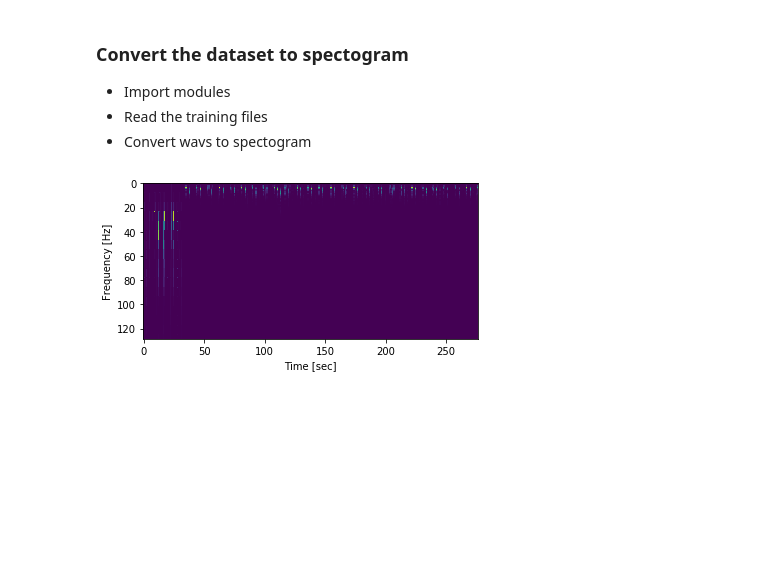
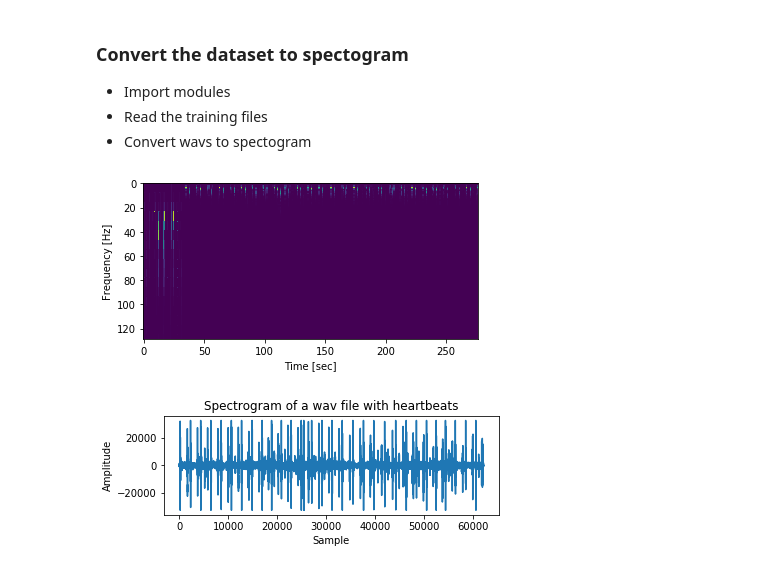
Before and after one commit to MohamedFawzy/ML-projects, a Jupyter notebook: source/heartbeats/Heartbeat-sounds.ipynb, the cells around one changed output. Cells and saved outputs as stored; diff of their text form; code cells hidden in the pictures; blank space fills up the shorter version.

```diff
--- a/source/heartbeats/Heartbeat-sounds.ipynb
+++ b/source/heartbeats/Heartbeat-sounds.ipynb
@@ -29,3 +30,27 @@ plt.xlabel('Time [sec]')
 plt.show()
 # %% [output]
 [figure]
+# %%
+samplingFrequency, signalData = wavfile.read('a0204.wav')
+
+
+
+# Plot the signal read from wav file
+
+plt.subplot(211)
+
+plt.title('Spectrogram of a wav file with heartbeats')
+
+
+
+plt.plot(signalData)
+
+plt.xlabel('Sample')
+
+plt.ylabel('Amplitude')
+
+
+
+plt.show()
+# %% [output]
+[figure, added]
```
Also changed, not shown: parts of 6 cells of this notebook.
